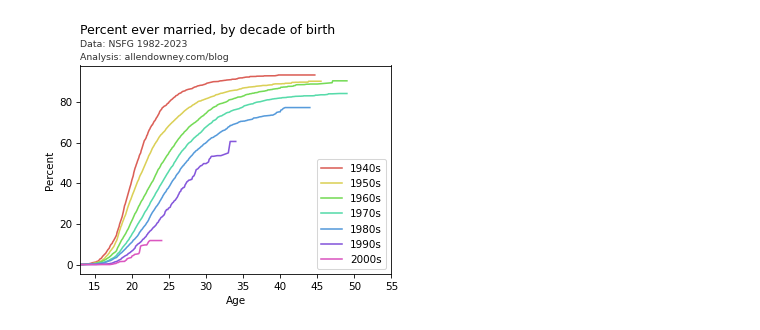
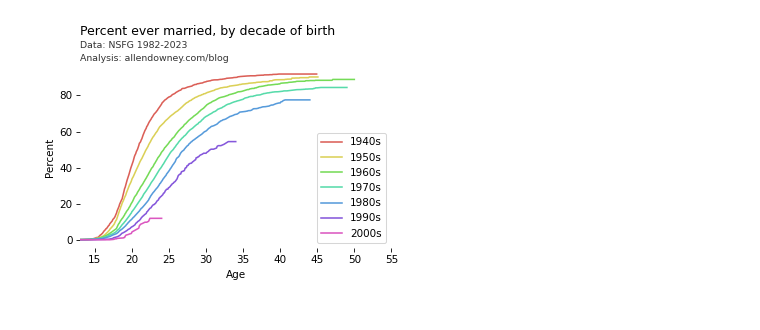
Before and after one commit to AllenDowney/MarriageNSFG, a Jupyter notebook: marriage_lifelines.ipynb, the cells around one changed output. Saved outputs shown, nothing was run; the diff lists cells and outputs as text; code cells hidden in the pictures.

```diff
--- a/marriage_lifelines.ipynb
+++ b/marriage_lifelines.ipynb
@@ -243,14 +156,0 @@ nsfg_map = make_kmf_map(grouped)
-# %%
-from utils import underride
-
-def add_text(x, y, text, **options):
-    ax = plt.gca()
-    underride(
-        options,
-        transform=ax.transAxes,
-        color="0.2",
-        ha="left",
-        va="bottom",
-        fontsize=9,
-    )
-    plt.text(x, y, text, **options)
@@ -257,5 +161,5 @@ def add_text(x, y, text, **options):
 # %%
 def make_title(title, subtitle, pad=30):
     plt.title(title, loc="left", pad=pad)
-    add_text(0, 1.08, subtitle)
-    add_text(0, 1.02, "Analysis: allendowney.com/blog")
+    add_text(0, 1.085, subtitle)
+    add_text(0, 1.015, "Analysis: allendowney.com/blog")
@@ -262,10 +168,11 @@ def make_title(title, subtitle, pad=30):
 # %%
 def decorate_plot(**options):
-    decorate(xlabel='Age',
-             ylabel='Percent',
-             xlim=[13, 55],
-             **options,
-             )
-    title = 'Percent ever married, by decade of birth'
-    subtitle = 'Data: NSFG 1982-2023 '
+    decorate(
+        xlabel="Age",
+        ylabel="Percent",
+        xlim=[13, 55],
+        **options,
+    )
+    title = "Percent ever married, by decade of birth"
+    subtitle = "Data: NSFG 1982-2023 "
     make_title(title, subtitle)
@@ -272,10 +181,9 @@ def decorate_plot(**options):
 # %%
 def plot_kmf_map(ax, kmf_map, cohorts, add_label=True, **options):
-    """
-    """
-    palette = set_palette('hls', len(cohorts))
+    """ """
+    palette = set_palette("hls", len(cohorts))
     for cohort in cohorts:
         series = kmf_map[cohort]
-        label = f'{cohort+1900}s' if add_label else ''
+        label = f"{cohort+1900}s" if add_label else ""
         series.plot(ax=ax, label=label, **options)
-        label = ''
+        label = ""
@@ -282,8 +192,10 @@ def plot_kmf_map(ax, kmf_map, cohorts, add_label=True, **options):
 # %%
 cohorts = range(40, 110, 10)
 
 fig, ax = plt.subplots()
 plot_kmf_map(ax, nsfg_map, cohorts)
 decorate_plot()
+remove_spines()
+plt.tight_layout()
 # %% [output]
-[figure, old version]
+[figure, new version]
```
Also changed, not shown: parts of 34 cells of this notebook, 3 other files.
